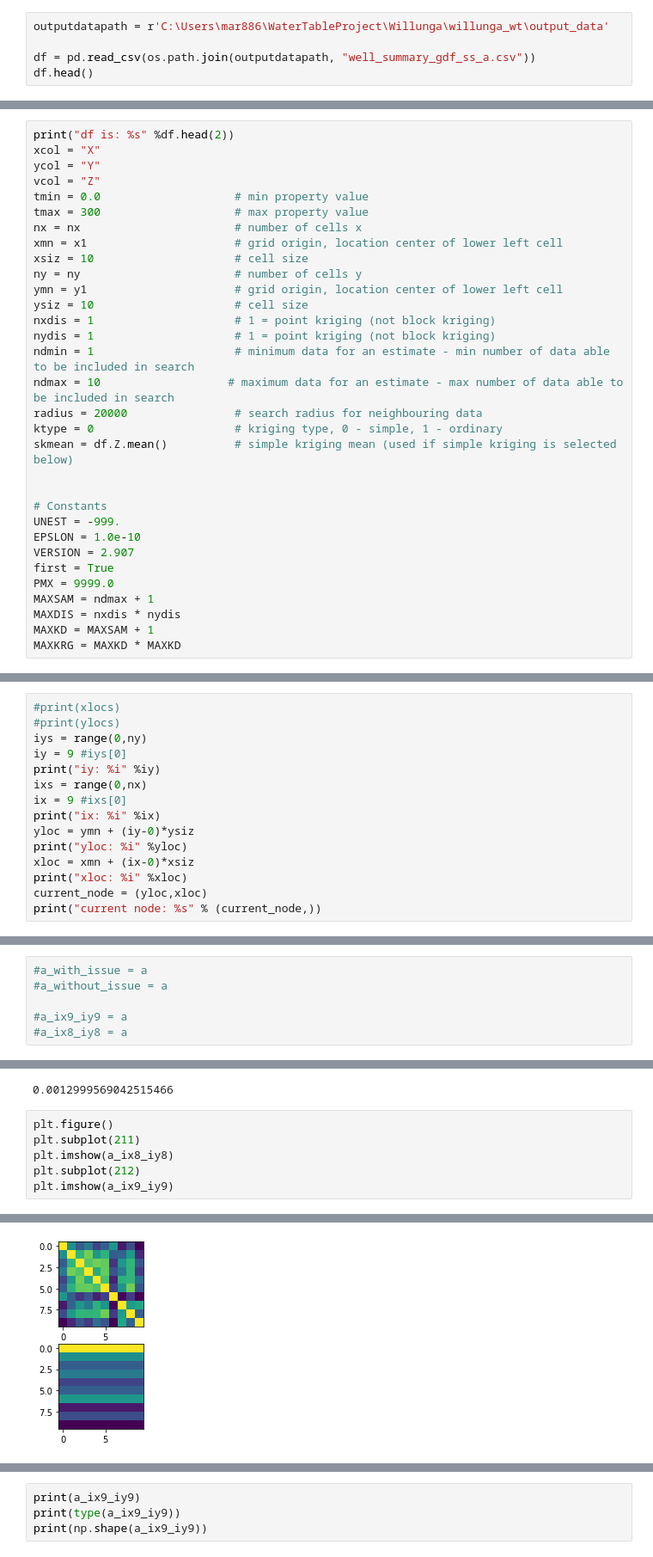
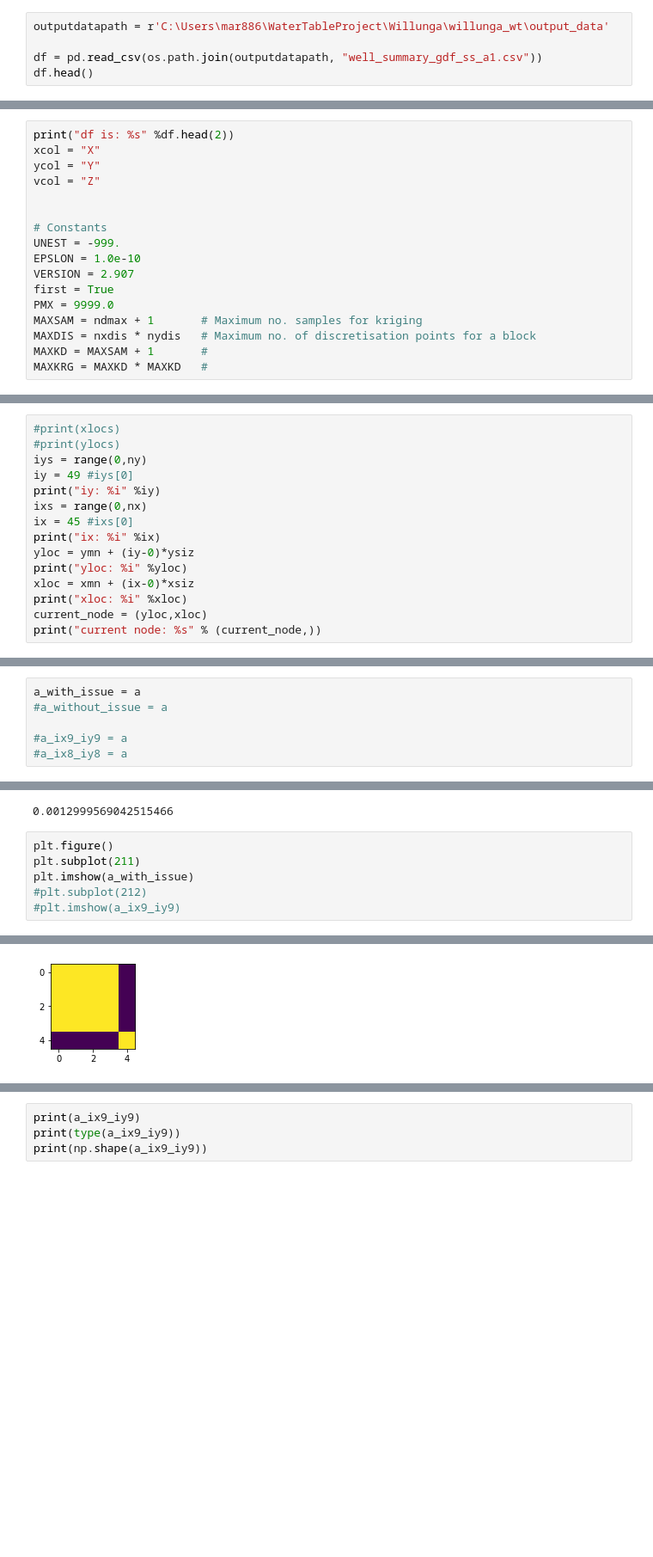
Before and after one commit to sarahkmarshall/willunga_wt, a Jupyter notebook: variogram_calculation.ipynb, the cells around one changed output, grey strips where cells are left out. Shown at 86% size. Cells and saved outputs as stored; diff of their text form; blank space fills up the shorter version.

```diff
--- a/variogram_calculation.ipynb
+++ b/variogram_calculation.ipynb
@@ -265,7 +265,7 @@ os.chdir(r"C:\Users\mar886\WaterTableProject\Willunga\willunga_wt\variogram")
 # %%
 outputdatapath = r'C:\Users\mar886\WaterTableProject\Willunga\willunga_wt\output_data'
 
-df = pd.read_csv(os.path.join(outputdatapath, "well_summary_gdf_ss_a.csv"))
+df = pd.read_csv(os.path.join(outputdatapath, "well_summary_gdf_ss_a1.csv"))
 df.head()
 # %% [output]
 |  | DHNO | DHNO.1 | Unit_No | Unit_Number | dh_name | network | Obs_No | drillhole_class | ... |
@@ -1201,21 +1318,6 @@ print("df is: %s" %df.head(2))
 xcol = "X"
 ycol = "Y"
 vcol = "Z"
-tmin = 0.0                    # min property value
-tmax = 300                    # max property value
-nx = nx                       # number of cells x
-xmn = x1                      # grid origin, location center of lower left cell
-xsiz = 10                     # cell size
-ny = ny                       # number of cells y
-ymn = y1                      # grid origin, location center of lower left cell
-ysiz = 10                     # cell size
-nxdis = 1                     # 1 = point kriging (not block kriging)
-nydis = 1                     # 1 = point kriging (not block kriging)
-ndmin = 1                     # minimum data for an estimate - min number of data able to be included in search
-ndmax = 10                   # maximum data for an estimate - max number of data able to be included in search
-radius = 20000                # search radius for neighbouring data
-ktype = 0                     # kriging type, 0 - simple, 1 - ordinary
-skmean = df.Z.mean()          # simple kriging mean (used if simple kriging is selected below)
 
 
 # Constants
@@ -1224,10 +1326,10 @@ EPSLON = 1.0e-10
 VERSION = 2.907
 first = True
 PMX = 9999.0
-MAXSAM = ndmax + 1
-MAXDIS = nxdis * nydis
-MAXKD = MAXSAM + 1
-MAXKRG = MAXKD * MAXKD
+MAXSAM = ndmax + 1       # Maximum no. samples for kriging
+MAXDIS = nxdis * nydis   # Maximum no. of discretisation points for a block
+MAXKD = MAXSAM + 1       #
+MAXKRG = MAXKD * MAXKD   #
 # %% [output]
 df is:       Z          X           Y  decimal_long  neg_decimal_lat  predicted_z  \
 0  4.09  268941.81  6093083.52    138.459534       -35.278757   -17.537986
@@ -1405,10 +1535,10 @@ for iy in range(0,ny):
 #print(xlocs)
 #print(ylocs)
 iys = range(0,ny)
-iy = 9 #iys[0]
+iy = 49 #iys[0]
 print("iy: %i" %iy)
 ixs = range(0,nx)
-ix = 9 #ixs[0]
+ix = 45 #ixs[0]
 print("ix: %i" %ix)
 yloc = ymn + (iy-0)*ysiz
 print("yloc: %i" %yloc)
@@ -1711,7 +1846,7 @@ a = a[0: neq * neq]  # trim the array
 a = np.reshape(a, (neq, neq))  # reshape to 2D
 #ainv = linalg.inv(a)  # invert matrix
 # %%
-#a_with_issue = a
+a_with_issue = a
 #a_without_issue = a
 
 #a_ix9_iy9 = a
@@ -1729,10 +1864,10 @@ print(np.linalg.det(a_ix8_iy8))
 # %%
 plt.figure()
 plt.subplot(211)
-plt.imshow(a_ix8_iy8)
-plt.subplot(212)
-plt.imshow(a_ix9_iy9)
+plt.imshow(a_with_issue)
+#plt.subplot(212)
+#plt.imshow(a_ix9_iy9)
 # %% [output]
 <matplotlib.image.AxesImage at 0x...>
-[figure, old version]
+[figure, new version]
 # %%
```
Also changed, not shown: parts of 61 cells of this notebook.
